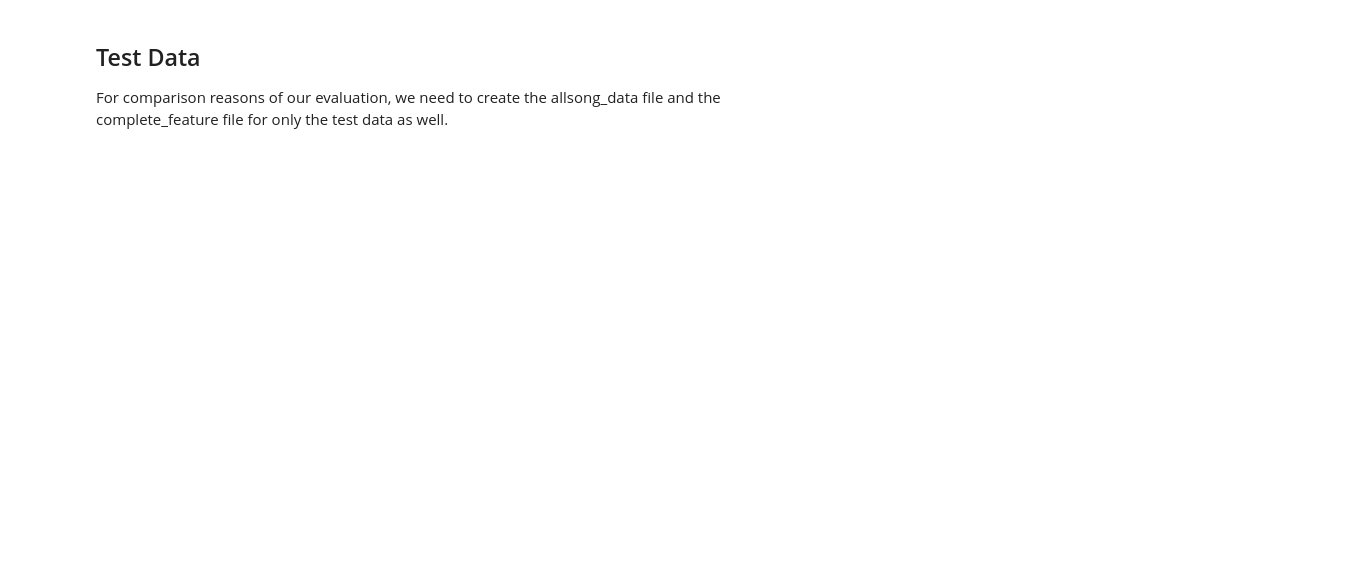
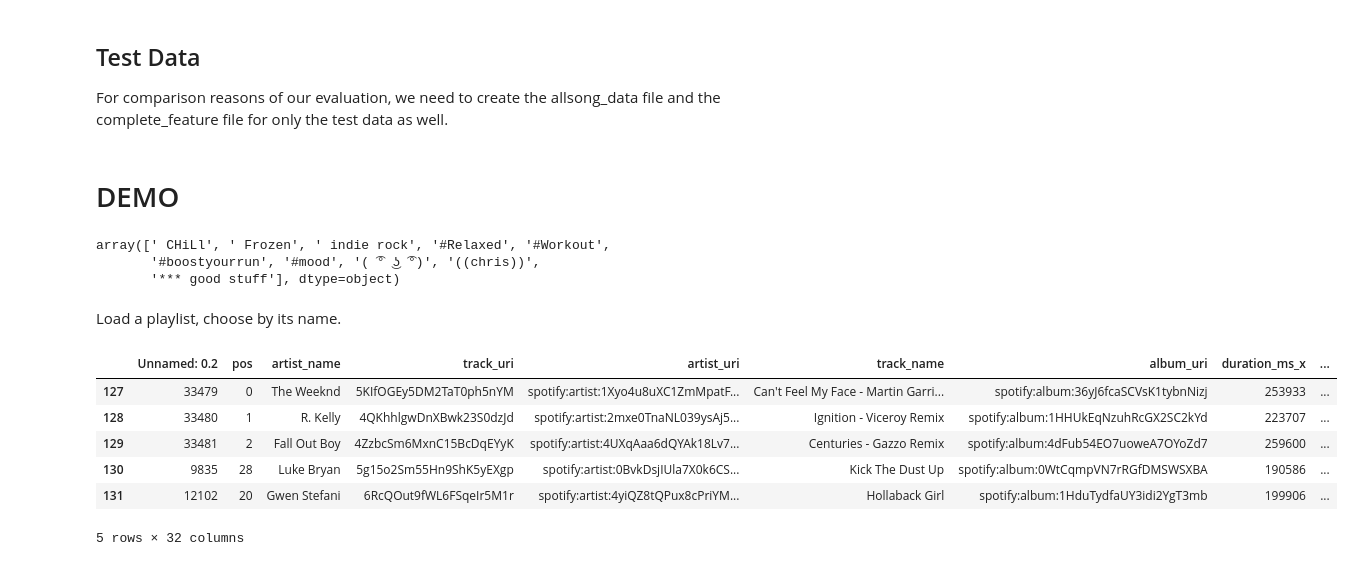
Before and after one commit to marja-w/mms-project-23, a Jupyter notebook: recommender_model/content_based_recsys.ipynb, the cells around one changed output. Saved outputs shown, nothing was run; the diff lists cells and outputs as text; code cells hidden in the pictures; blank space fills up the shorter version.

Commit message:
add demo

```diff
--- a/recommender_model/content_based_recsys.ipynb
+++ b/recommender_model/content_based_recsys.ipynb
@@ -602,3 +618,26 @@ song_df_test.to_csv("data/allsong_data_test.csv", index = False)
 # Generate features
 complete_feature_set = create_feature_set(song_df_test, float_cols=float_cols)  # one hot encoded, normalized, ...
 complete_feature_set.to_csv("data/complete_feature_test.csv", index = False)
+# %% [markdown]
+# DEMO
+# %%
+playlist_df['name'].unique()[:10]
+# %% [output]
+array([' CHiLl', ' Frozen', ' indie rock', '#Relaxed', '#Workout',
+       '#boostyourrun', '#mood', '( ͡° ͜ʖ ͡°)', '((chris))',
+       '*** good stuff'], dtype=object)
+# %% [markdown]
+Load a playlist, choose by its name.
+# %%
+# Test playlist:
+playlist_name = "#Workout"
+playlist_df_test = playlist_df[playlist_df['name'] == playlist_name]
+playlist_df_test.head()
+# %% [output]
+|  | Unnamed: 0.2 | pos | artist_name | track_uri | artist_uri | track_name | album_uri | duration_ms_x | ... |
+| 127 | 33479 | 0 | The Weeknd | 5KIfOGEy5DM2TaT0ph5nYM | spotify:artist:1Xyo4u8uXC1ZmMpatF... | Can't Feel My Face - Martin Garri... | spotify:album:36yJ6fcaSCVsK1tybnNizj | 253933 | ... |
+| 128 | 33480 | 1 | R. Kelly | 4QKhhlgwDnXBwk23S0dzJd | spotify:artist:2mxe0TnaNL039ysAj5... | Ignition - Viceroy Remix | spotify:album:1HHUkEqNzuhRcGX2SC2kYd | 223707 | ... |
+| 129 | 33481 | 2 | Fall Out Boy | 4ZzbcSm6MxnC15BcDqEYyK | spotify:artist:4UXqAaa6dQYAk18Lv7... | Centuries - Gazzo Remix | spotify:album:4dFub54EO7uoweA7OYoZd7 | 259600 | ... |
+| 130 | 9835 | 28 | Luke Bryan | 5g15o2Sm55Hn9ShK5yEXgp | spotify:artist:0BvkDsjIUla7X0k6CS... | Kick The Dust Up | spotify:album:0WtCqmpVN7rRGfDMSWSXBA | 190586 | ... |
+| 131 | 12102 | 20 | Gwen Stefani | 6RcQOut9fWL6FSqeIr5M1r | spotify:artist:4yiQZ8tQPux8cPriYM... | Hollaback Girl | spotify:album:1HduTydfaUY3idi2YgT3mb | 199906 | ... |
+5 rows × 32 columns
```
Also changed, not shown: parts of 4 cells of this notebook.
